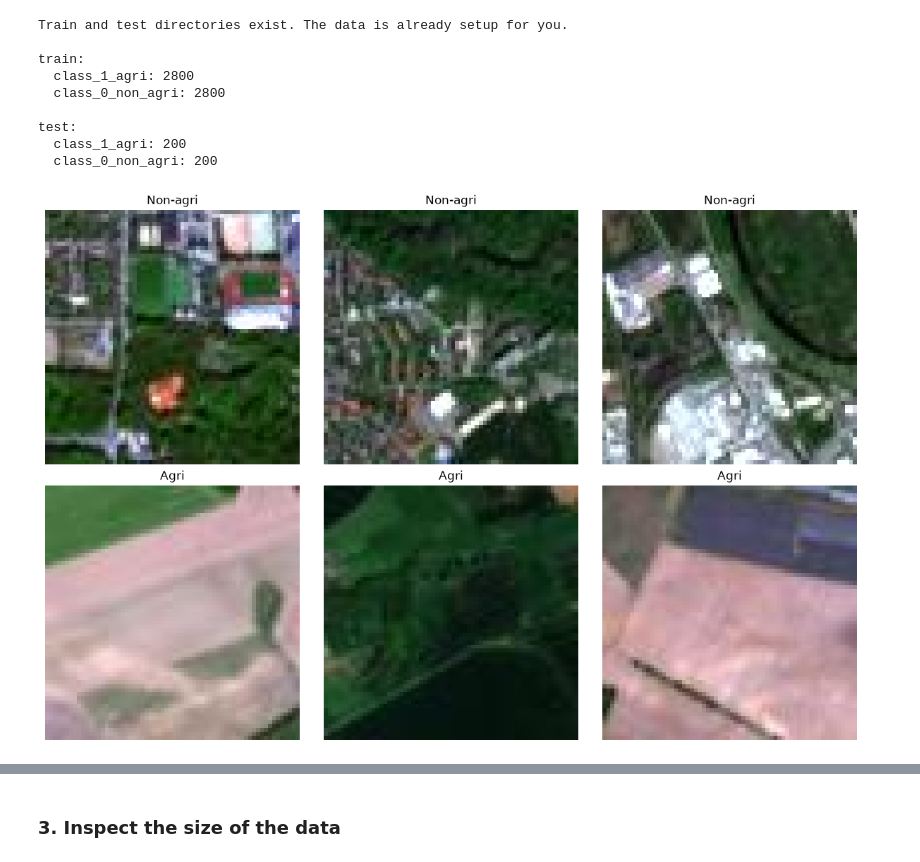
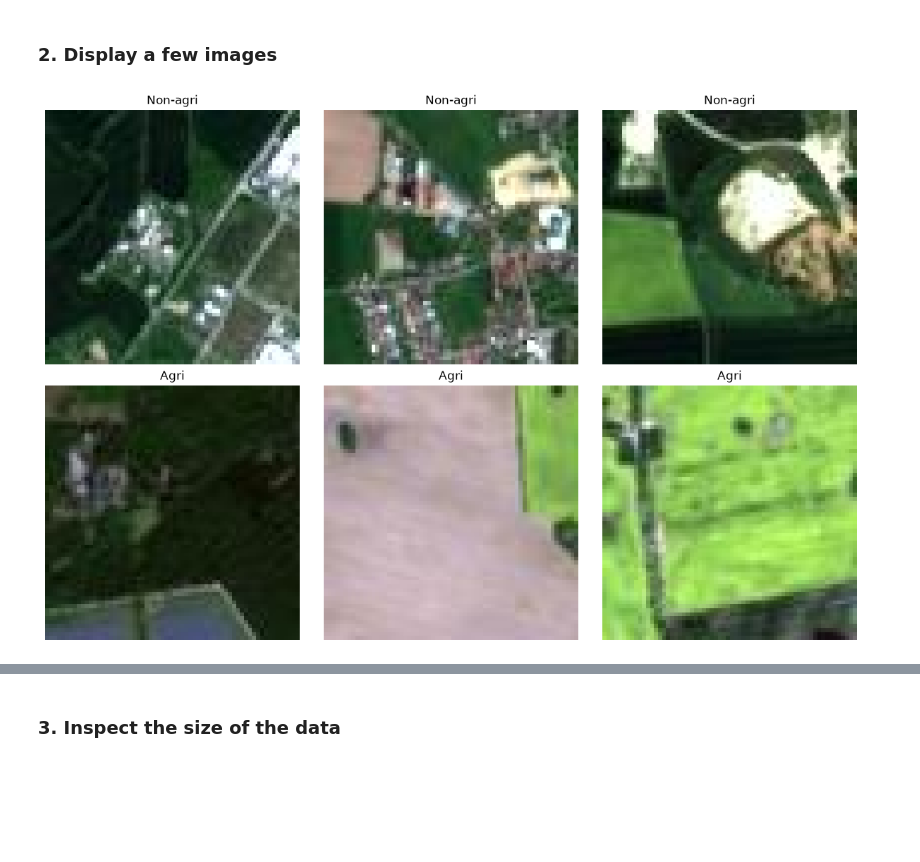
Before and after one commit to feathered-songster/IBM-AI-Capstone-Project-with-Deep-Learning-, a Jupyter notebook: TensorFlow/code/01. Get geospatial data.ipynb, the cells around one changed output, grey strips where cells are left out. Cells and saved outputs as stored; diff of their text form; code cells hidden in the pictures; blank space fills up the shorter version.

```diff
--- a/TensorFlow/code/01. Get geospatial data.ipynb
+++ b/TensorFlow/code/01. Get geospatial data.ipynb
@@ -23,0 +21,2 @@ import matplotlib.pyplot as plt
+# %%
+train_dir, val_dir, test_dir = download_and_prepare_data()
@@ -24,49 +41,30 @@ import matplotlib.pyplot as plt
+# %% [markdown]
+### 2. Display a few images
 # %%
-data_dir = Path("./data")
-train_dir = data_dir / "train"
-test_dir = data_dir / "test"
+# Display random example data
+non_agri_dir = train_dir / "class_0_non_agri"
+non_agri_images = list(non_agri_dir.iterdir())
 
-if train_dir.is_dir() and test_dir.is_dir():
-    print("Train and test directories exist. The data is already setup for you.")
+agri_dir = train_dir / "class_1_agri"
+agri_images = list(agri_dir.iterdir())
 
-    # Display number of images in each subfolder
-    for split_dir in [train_dir, test_dir]:
-        print(f"\n{split_dir.name}:")
+# Randomly select 3 images from each class
+random_non_agri = random.sample(non_agri_images, 3)
+random_agri = random.sample(agri_images, 3)
 
-        for class_dir in split_dir.iterdir():
-            if class_dir.is_dir():
-                count = sum(1 for p in class_dir.iterdir() if p.is_file())
-                print(f"  {class_dir.name}: {count}")
+fig, axes = plt.subplots(2, 3, figsize=(12, 8))
 
-    # Display example data
-    non_agri_dir = train_dir / "class_0_non_agri"
-    non_agri_images = list(non_agri_dir.iterdir())
-    agri_dir = train_dir / "class_1_agri"
-    agri_images = list(agri_dir.iterdir())
-    fig, axes = plt.subplots(2, 3, figsize=(12, 8))
+for i, image_path in enumerate(random_non_agri):
+    axes[0, i].imshow(Image.open(image_path))
+    axes[0, i].set_title("Non-agri")
+    axes[0, i].axis("off")
 
-    for i, image_path in enumerate(non_agri_images[:3]):
-        axes[0, i].imshow(Image.open(image_path))
-        axes[0, i].set_title("Non-agri")
-        axes[0, i].axis("off")
+for i, image_path in enumerate(random_agri):
+    axes[1, i].imshow(Image.open(image_path))
+    axes[1, i].set_title("Agri")
+    axes[1, i].axis("off")
 
-    for i, image_path in enumerate(agri_images[:3]):
-        axes[1, i].imshow(Image.open(image_path))
-        axes[1, i].set_title("Agri")
-        axes[1, i].axis("off")
-
-    plt.tight_layout()
-    plt.show()
-else:
-    print("Please go on and execute the remaining notebook cells to set up the data.")
+plt.tight_layout()
+plt.show()
 # %% [output]
-Train and test directories exist. The data is already setup for you.
-
-train:
-  class_1_agri: 2800
-  class_0_non_agri: 2800
-
-test:
-  class_1_agri: 200
-  class_0_non_agri: 200
-[figure, old version]
+[figure, new version]
```
Also changed, not shown: parts of 15 cells of this notebook, 21 other files.
